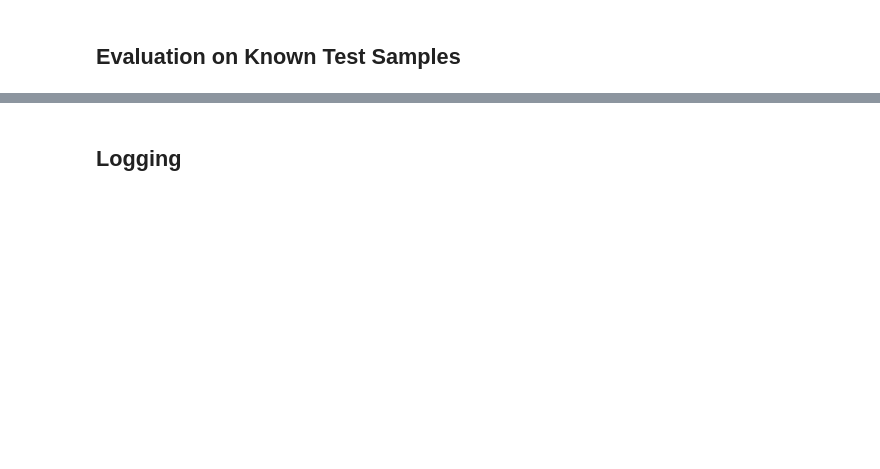
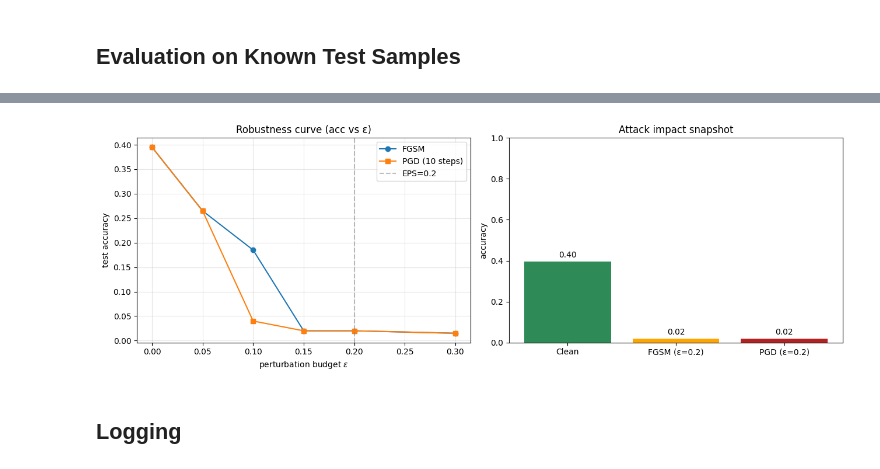
Before and after one commit to lawun330/quantum-sentinel, a Jupyter notebook: fgsm-pgd-kaggle.ipynb, the cells around one changed output, grey strips where cells are left out. Drawn from its saved outputs; the diff is of its cells as text; code cells hidden in the pictures; blank space fills up the shorter version.

```diff
--- a/fgsm-pgd-kaggle.ipynb
+++ b/fgsm-pgd-kaggle.ipynb
@@ -465,4 +610,4 @@ def eval_attacked(attack_fn, X, y, **kwargs):
 # %%
-EPS = 0.05
+EPS = 0.2
 ALPHA = 0.01
 PGD_STEPS = 10
@@ -469,13 +640,11 @@ PGD_STEPS = 10
 # %%
-X_atk, y_atk = X_test, y_test
-
-clean = {"acc": clean_acc, "macro_f1": clean_macro_f1}
-fgsm = eval_attacked(lambda *a, **k: fgsm_attack(*a, eps=EPS, **k), X_atk, y_atk)
-pgd = eval_attacked(lambda *a, **k: pgd_attack(*a, eps=EPS, alpha=ALPHA, steps=PGD_STEPS, **k), X_atk, y_atk)
+# snapshot at configured EPS
+fgsm = fgsm_by_eps[float(EPS)]
+pgd = pgd_by_eps[float(EPS)]
 
 print("clean :", clean)
-print("FGSM  :", fgsm)
-print("PGD   :", pgd)
+print("FGSM  :", {k: fgsm[k] for k in ("acc", "macro_f1")})
+print("PGD   :", {k: pgd[k] for k in ("acc", "macro_f1")})
 print(f"FGSM drop (acc): {clean['acc'] - fgsm['acc']:+.4f}")
 print(f"PGD  drop (acc): {clean['acc'] - pgd['acc']:+.4f}")
 print(f"FGSM drop (macro-F1): {clean['macro_f1'] - fgsm['macro_f1']:+.4f}")
@@ -491,6 +660,5 @@ if not fgsm_hurt:
     print("WARN: FGSM did not degrade acc/macro-F1 (try larger EPS)")
 if not pgd_hurt:
     print("WARN: PGD did not degrade acc/macro-F1 (try larger EPS / more steps)")
-
 if fgsm_hurt and pgd_hurt:
     print("OK: attacks degrade accuracy/F1 vs clean")
@@ -497,3 +674,39 @@ if fgsm_hurt and pgd_hurt:
+# %%
+# plots
+fgsm_accs = [fgsm_by_eps[e]["acc"] for e in epsilons]
+pgd_accs = [pgd_by_eps[e]["acc"] for e in epsilons]
+
+fig, ax = plt.subplots(1, 2, figsize=(13, 4.5))
+
+ax[0].plot(epsilons, fgsm_accs, marker="o", label="FGSM")
+ax[0].plot(epsilons, pgd_accs, marker="s", label=f"PGD ({PGD_STEPS} steps)")
+ax[0].axvline(float(EPS), color="gray", linestyle="--", alpha=0.5, label=f"EPS={EPS}")
+ax[0].set_xlabel(r"perturbation budget $\varepsilon$")
+ax[0].set_ylabel("test accuracy")
+ax[0].set_title("Robustness curve (acc vs ε)")
+ax[0].legend()
+ax[0].grid(True, alpha=0.3)
+
+bars = ax[1].bar(
+    ["Clean", f"FGSM (ε={EPS})", f"PGD (ε={EPS})"],
+    [clean["acc"], fgsm["acc"], pgd["acc"]],
+    color=["seagreen", "orange", "firebrick"],
+)
+ax[1].set_ylabel("accuracy")
+ax[1].set_ylim(0, 1)
+ax[1].set_title("Attack impact snapshot")
+for b in bars:
+    ax[1].text(
+        b.get_x() + b.get_width() / 2,
+        b.get_height() + 0.02,
+        f"{b.get_height():.2f}",
+        ha="center",
+    )
+
+plt.tight_layout()
+plt.show()
+# %% [output]
+[figure, added]
 # %% [markdown]
 ## Logging
 # %%
```
Also changed, not shown: parts of 38 cells of this notebook, 6 other files.
